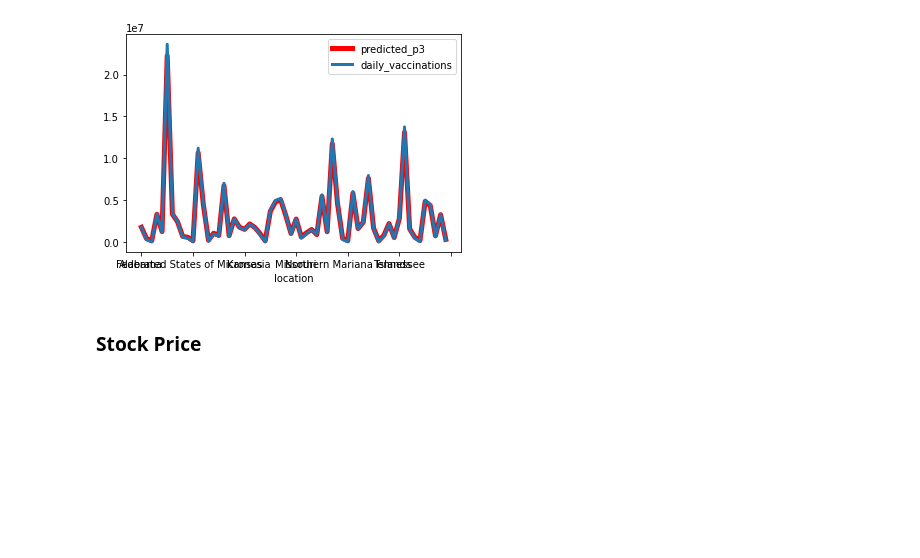
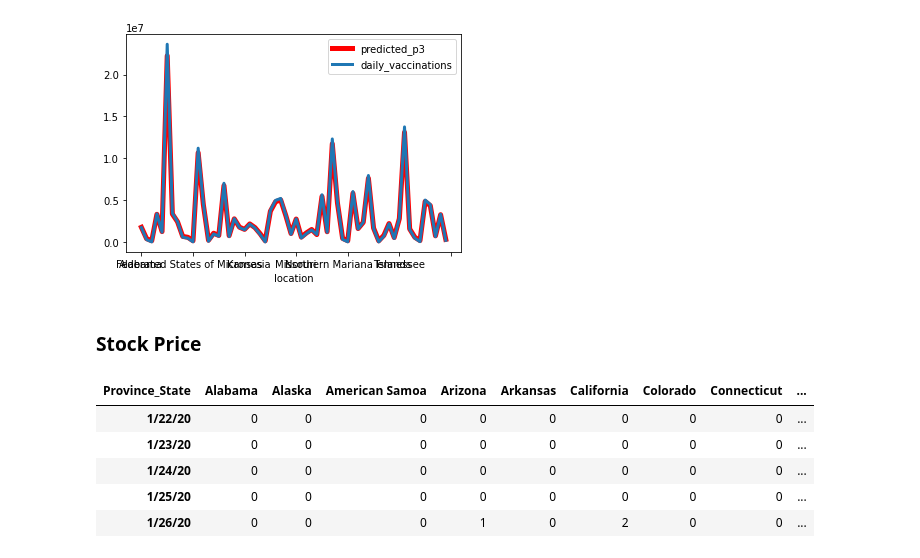
Before and after one commit to juno-yuu/COVID-Vaccine-and-Biotech-industry, a Jupyter notebook: Final_Project_Clean.ipynb, the cells around one changed output. Cells and saved outputs as stored; diff of their text form; code cells hidden in the pictures; blank space fills up the shorter version.

```diff
--- a/Final_Project_Clean.ipynb
+++ b/Final_Project_Clean.ipynb
@@ -330,0 +349,13 @@ comb = data_panel_test
+# %%
+case_confirmed_state = case_confirmed.groupby('Province_State').sum()
+case_confirmed_state = case_confirmed_state.iloc[:,5:]
+case_confirmed_state = case_confirmed_state.transpose()
+# %%
+case_confirmed_state.head()
+# %% [output]
+| Province_State | Alabama | Alaska | American Samoa | Arizona | Arkansas | California | Colorado | Connecticut | ... |
+| 1/22/20 | 0 | 0 | 0 | 0 | 0 | 0 | 0 | 0 | ... |
+| 1/23/20 | 0 | 0 | 0 | 0 | 0 | 0 | 0 | 0 | ... |
+| 1/24/20 | 0 | 0 | 0 | 0 | 0 | 0 | 0 | 0 | ... |
+| 1/25/20 | 0 | 0 | 0 | 0 | 0 | 0 | 0 | 0 | ... |
+| 1/26/20 | 0 | 0 | 0 | 1 | 0 | 2 | 0 | 0 | ... |
```
Also changed, not shown: parts of 13 cells of this notebook.
